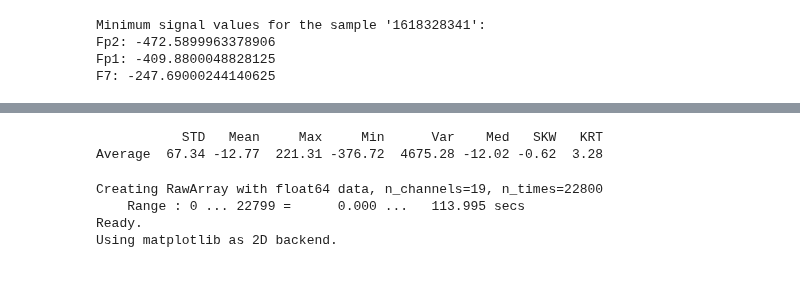
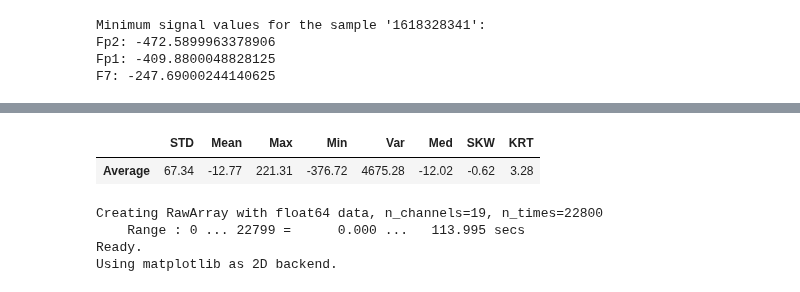
Before and after one commit to sfu-cmpt340/2024_1_project_11, a Jupyter notebook: hms.ipynb, the cells around one changed output, grey strips where cells are left out. Saved outputs shown, nothing was run; the diff lists cells and outputs as text; code cells hidden in the pictures.

```diff
--- a/hms.ipynb
+++ b/hms.ipynb
@@ -281,7 +328,7 @@ channels_of_interest = top_channels
 
 features_array = calculate_features_table(sig1, channels_of_interest)
 
-feature_labels = ['STD', 'Mean', 'Max', 'Min', 'Var', 'Med', 'SKW', 'KRT']
+feature_labels = ['STD', 'Mean', 'Max', 'Min', 'Var', 'Med', 'SKW', 'KRT', 'ENT', 'MOM', 'POW']
 features_df = pd.DataFrame(features_array, index=channels_of_interest, columns=feature_labels)
-print(features_df)
+features_df
 # %% [output]
@@ -297,11 +339,11 @@ F7  -0.394051  2.525411
 # %%
 from feature_extraction.extracted_features import calculate_average_features
 
 averaged_features_df = calculate_average_features(features_df)
-print(averaged_features_df)
+averaged_features_df
 # %% [output]
-           STD   Mean     Max     Min      Var    Med   SKW   KRT
-Average  67.34 -12.77  221.31 -376.72  4675.28 -12.02 -0.62  3.28
+|  | STD | Mean | Max | Min | Var | Med | SKW | KRT |
+| Average | 67.34 | -12.77 | 221.31 | -376.72 | 4675.28 | -12.02 | -0.62 | 3.28 |
 # %%
 # Visualization
 from visualize import VisualizeEEG
```
Also changed, not shown: parts of 6 cells of this notebook, 3 other files.
